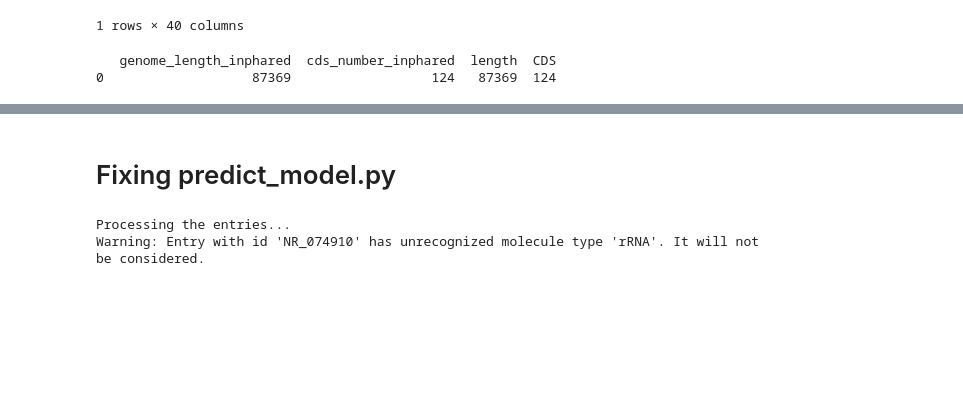
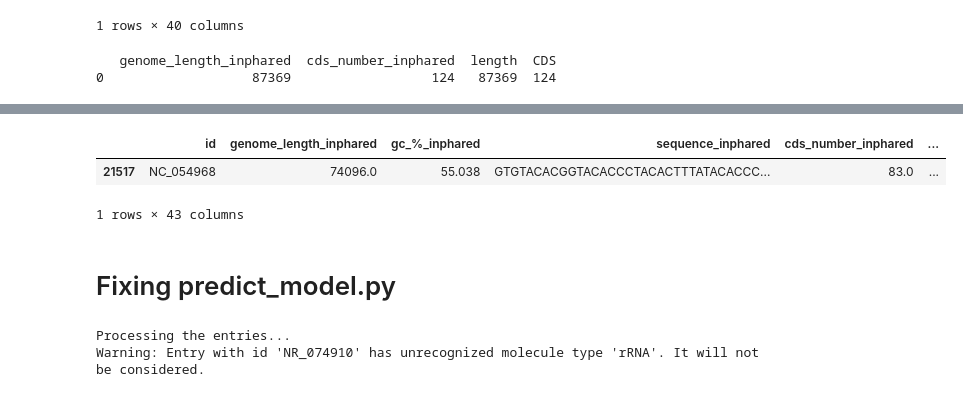
Before and after one commit to Alvaroguleon/Phage-predictor, a Jupyter notebook: notebooks/05_feature_engineering.ipynb, the cells around one changed output, grey strips where cells are left out. Saved outputs shown, nothing was run; the diff lists cells and outputs as text; code cells hidden in the pictures; blank space fills up the shorter version.

Commit message:
The processing of pharokka files is complete

```diff
--- a/notebooks/05_feature_engineering.ipynb
+++ b/notebooks/05_feature_engineering.ipynb
@@ -606,0 +937,29 @@ print(repeated_values_df)
+# %%
+main_folder = '../data/interim/pharokka/pharokka_full_output/'  # Replace with your main folder path
+output_csv = '../data/processed/engineered_features.csv'  # Path to the output CSV file
+
+# Check if output CSV file exists, if not create it
+if not os.path.exists(output_csv):
+    with open(output_csv, 'w') as f:
+        pass
+
+# Iterate over each folder in the main folder
+for folder in os.listdir(main_folder):
+    folder_path = os.path.join(main_folder, folder)
+
+   # Check if the path is a directory
+    if os.path.isdir(folder_path):
+        # Check if "pharokka.gbk" file exists in the folder
+        if "pharokka.gbk" in os.listdir(folder_path):
+            print(f"Processing {folder_path}...")
+            # Pass the full path of "pharokka.gbk" to your function and get the dataframe
+            df = engineer_features(folder_path)
+
+            # Append the dataframe to the CSV file
+            with open(output_csv, 'a') as f:
+                df.to_csv(f, header=f.tell()==0, index=False)
+        else:
+            print(f"Skipped {folder_path}: 'pharokka.gbk' file not found or not a directory")
+
+# Print completion message
+print("Feature engineering completed and data appended to CSV.")
@@ -606,0 +984,10 @@ print(repeated_values_df)
+# %%
+# Filter df based on previously known sequences with a staining class
+accession_values = pd.read_csv('../data/processed/model_data.csv')
+accession_values = accession_values['Accession'].tolist()
+# df = df[df['id'].isin(accession_values)]
+# %%
+df = pd.read_csv(output_csv)
+df = df[df['id'].isin(accession_values)]
+print(df.shape)
+print(df.columns)
@@ -607,3 +1046,9 @@ print(repeated_values_df)
+# %%
+df[df["id"] == "NC_054968"]
+# %% [output]
+|  | id | genome_length_inphared | gc_%_inphared | sequence_inphared | cds_number_inphared | ... |
+| 21517 | NC_054968 | 74096.0 | 55.038 | GTGTACACGGTACACCCTACACTTTATACACCC... | 83.0 | ... |
+1 rows × 43 columns
 # %% [markdown]
 # Fixing predict_model.py
 # %%
```
Also changed, not shown: parts of 14 cells of this notebook, 1 other file.
